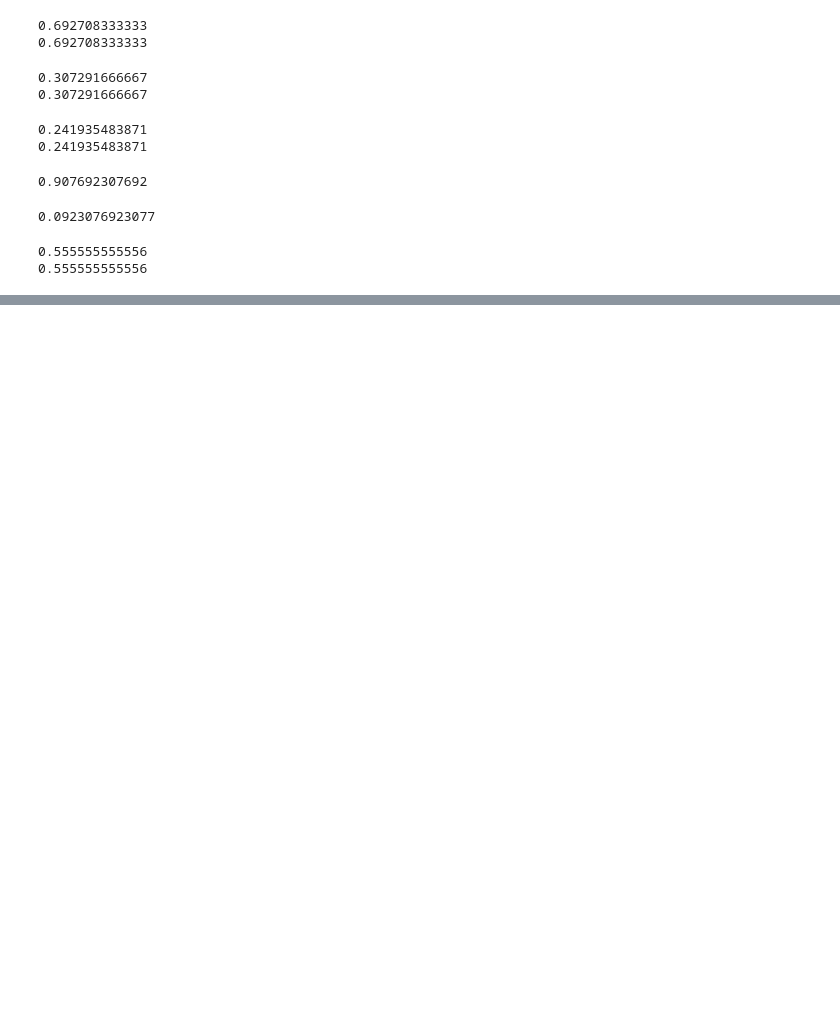
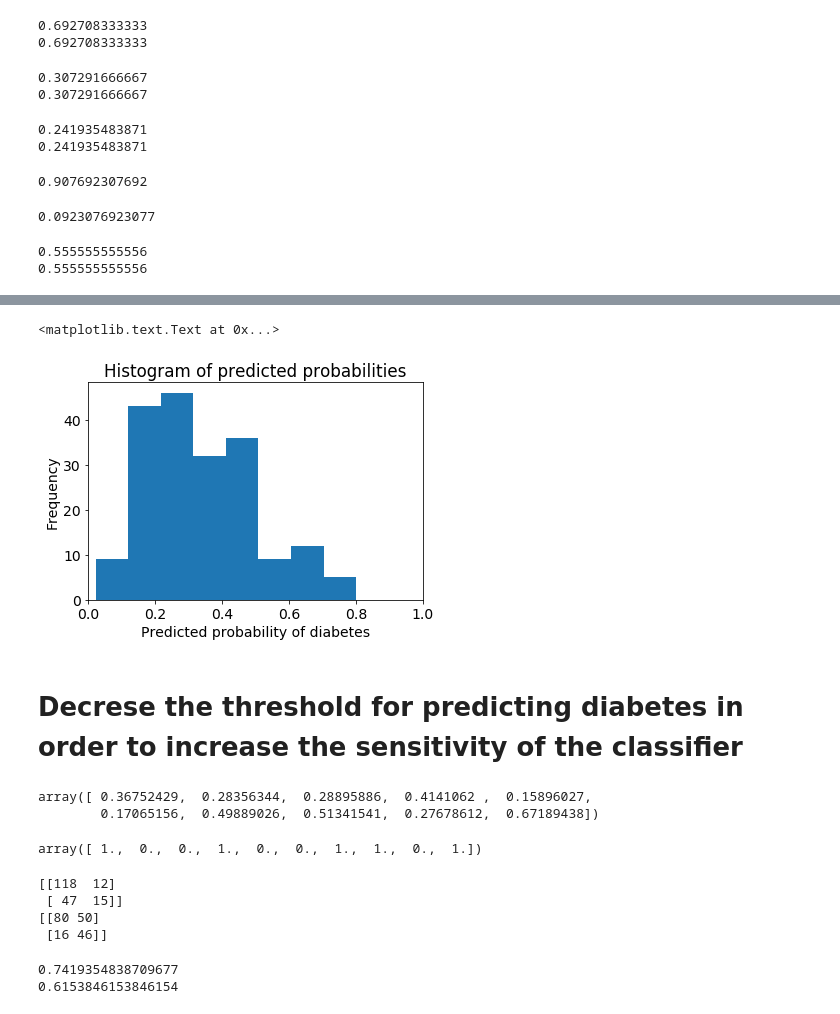
Before and after one commit to AndreasVolkmann/scikit-learning, a Jupyter notebook: null-accuracy-confusion-matrix.ipynb, the cells around one changed output, grey strips where cells are left out. Cells and saved outputs as stored; diff of their text form; code cells hidden in the pictures; blank space fills up the shorter version.

```diff
--- a/null-accuracy-confusion-matrix.ipynb
+++ b/null-accuracy-confusion-matrix.ipynb
@@ -133,0 +154,17 @@ print(metrics.precision_score(y_test, y_pred_class))
+# %%
+# predicted probabilities for class 1
+y_pred_prob = logreg.predict_proba(X_test)[:, 1]
+# %%
+import matplotlib.pyplot as plt
+%matplotlib inline
+plt.rcParams["font.size"] = 14
+plt.hist(y_pred_prob, bins=8)
+plt.xlim(0, 1)
+plt.title("Histogram of predicted probabilities")
+plt.xlabel("Predicted probability of diabetes")
+plt.ylabel("Frequency")
+# %% [output]
+<matplotlib.text.Text at 0x...>
+[figure, added]
+# %% [markdown]
+# Decrese the threshold for predicting diabetes in order to increase the sensitivity of the classifier
@@ -133,0 +176,28 @@ print(metrics.precision_score(y_test, y_pred_class))
+# %%
+# first 10 predicted probabilities
+y_pred_prob[0:10]
+# %% [output]
+array([ 0.36752429,  0.28356344,  0.28895886,  0.4141062 ,  0.15896027,
+        0.17065156,  0.49889026,  0.51341541,  0.27678612,  0.67189438])
+# %%
+# now there are 5 ones
+y_pred_class[0:10]
+# %% [output]
+array([ 1.,  0.,  0.,  1.,  0.,  0.,  1.,  1.,  0.,  1.])
+# %%
+# compare confusion
+print(confusion)
+print(metrics.confusion_matrix(y_test, y_pred_class))
+# %% [output]
+[[118  12]
+ [ 47  15]]
+[[80 50]
+ [16 46]]
+# %%
+# sensitivity has increased (used to be 0.24)
+print(46 / (46 + 16))
+# specificity has decreased (used to be 0.91)
+print(80 / (80 + 50))
+# %% [output]
+0.7419354838709677
+0.6153846153846154
```
Also changed, not shown: parts of 14 cells of this notebook.
